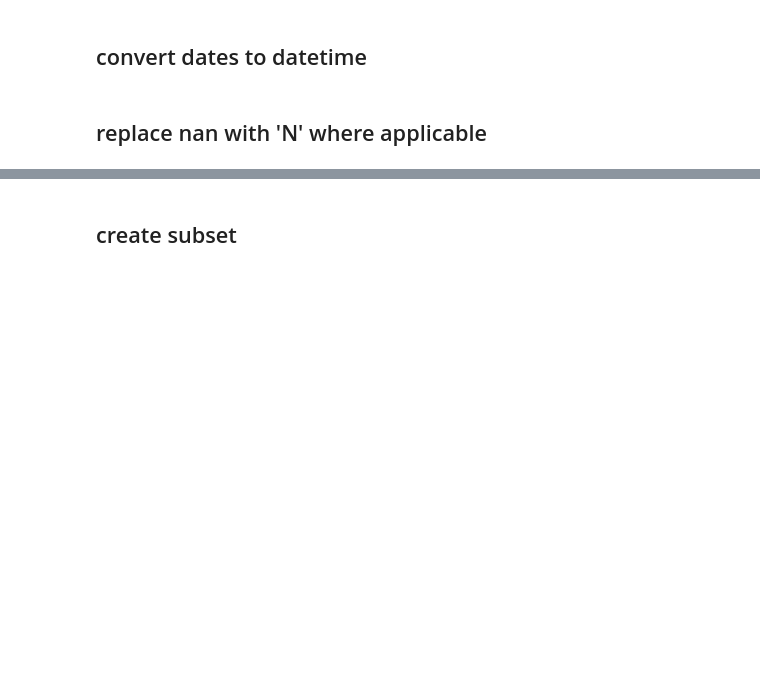
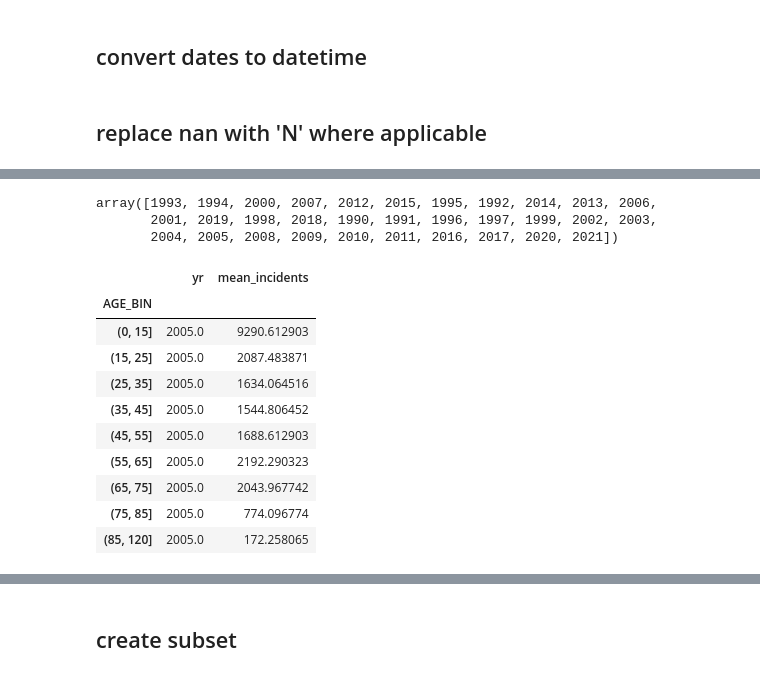
Before and after one commit to philippbeer/vaers_analysis, a Jupyter notebook: vaers_analysis.ipynb, the cells around one changed output, grey strips where cells are left out. Cells and saved outputs as stored; diff of their text form; code cells hidden in the pictures; blank space fills up the shorter version.

```diff
--- a/vaers_analysis.ipynb
+++ b/vaers_analysis.ipynb
@@ -59,0 +98,6 @@ df_yrly = pd.DataFrame()
+# %%
+df['RECVYEAR'].unique()
+# %% [output]
+array([1993, 1994, 2000, 2007, 2012, 2015, 1995, 1992, 2014, 2013, 2006,
+       2001, 2019, 1998, 2018, 1990, 1991, 1996, 1997, 1999, 2002, 2003,
+       2004, 2005, 2008, 2009, 2010, 2011, 2016, 2017, 2020, 2021])
@@ -60 +106,17 @@ df_yrly = pd.DataFrame()
+# %%
+df_mean_prev = df_yr[df_yr['RECVYEAR']<2021].groupby(['AGE_BIN']).mean()
+df_mean_prev.columns = ['yr','mean_incidents']
+df_mean_prev
+# %% [output]
+|  | yr | mean_incidents |
+| AGE_BIN |  |  |
+| (0, 15] | 2005.0 | 9290.612903 |
+| (15, 25] | 2005.0 | 2087.483871 |
+| (25, 35] | 2005.0 | 1634.064516 |
+| (35, 45] | 2005.0 | 1544.806452 |
+| (45, 55] | 2005.0 | 1688.612903 |
+| (55, 65] | 2005.0 | 2192.290323 |
+| (65, 75] | 2005.0 | 2043.967742 |
+| (75, 85] | 2005.0 | 774.096774 |
+| (85, 120] | 2005.0 | 172.258065 |
 # %%
```
Also changed, not shown: parts of 22 cells of this notebook, 3 other files.
